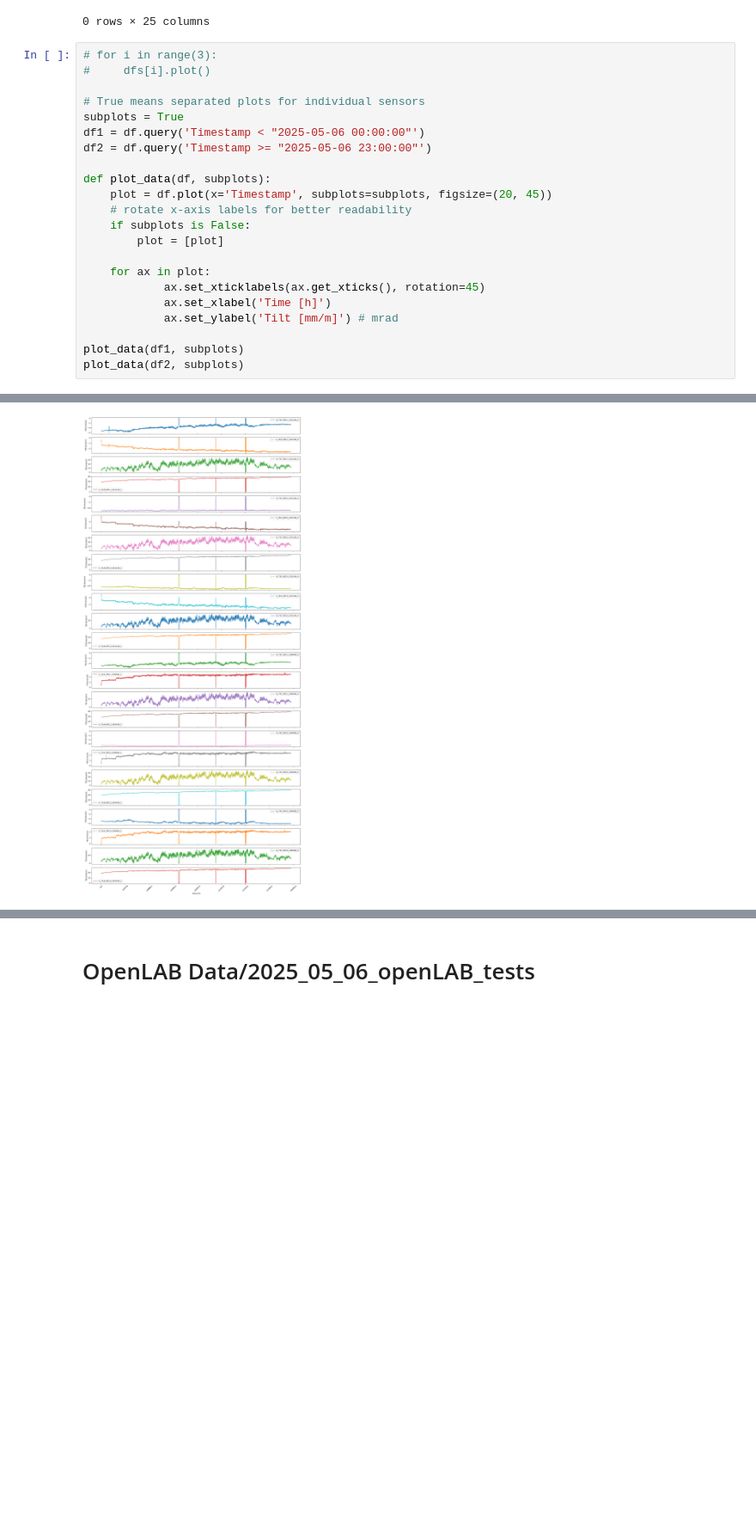
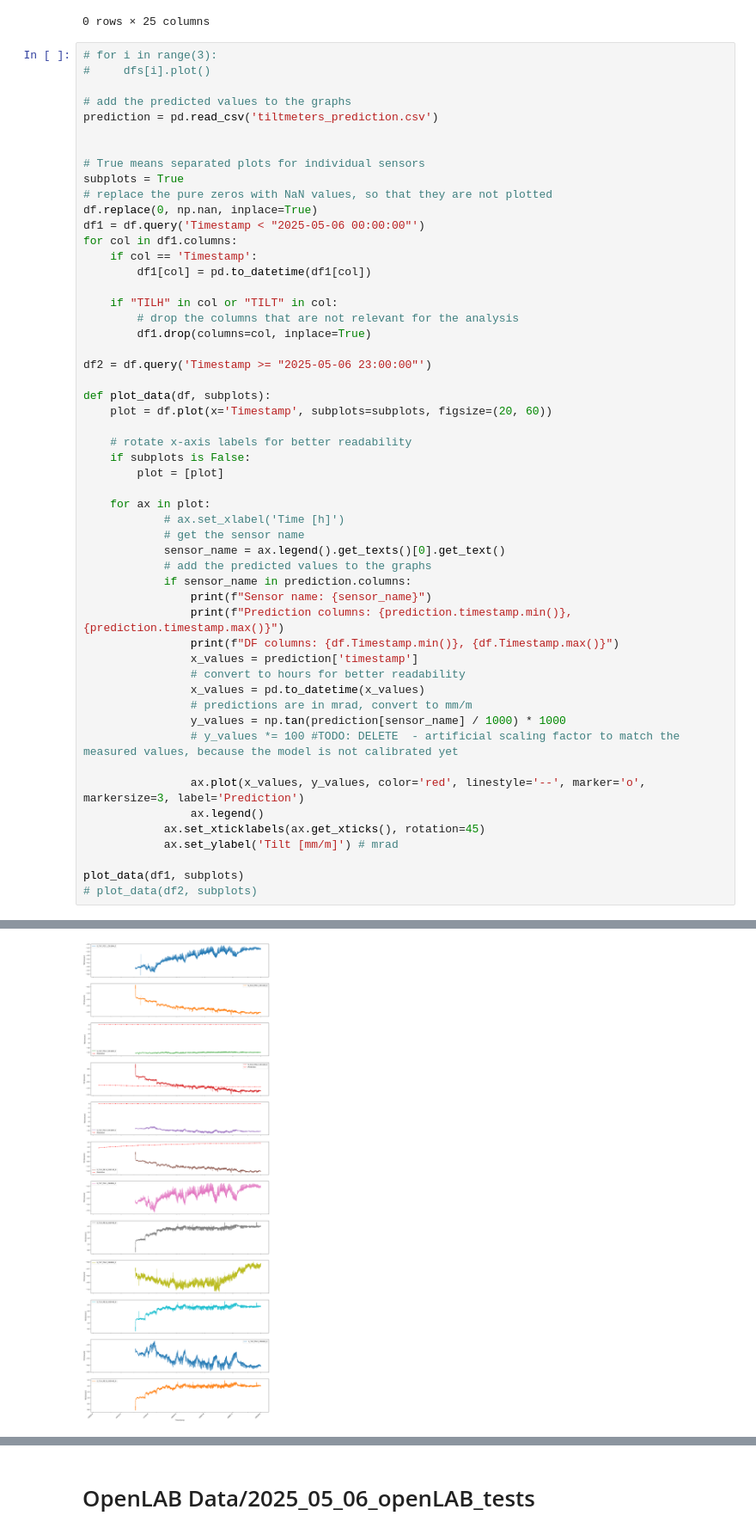
Before and after one commit to DavidSilhanek/TUD, a Jupyter notebook: visualize_data.ipynb, the cells around one changed output, grey strips where cells are left out. Shown at 86% size. Drawn from its saved outputs; the diff is of its cells as text; blank space fills up the shorter version.

```diff
--- a/visualize_data.ipynb
+++ b/visualize_data.ipynb
@@ -45,22 +42,53 @@ df.query('Timestamp > "2025-05-05 00:30:00"')
 # for i in range(3):
 #     dfs[i].plot()
 
+# add the predicted values to the graphs
+prediction = pd.read_csv('tiltmeters_prediction.csv')
+
+
 # True means separated plots for individual sensors
 subplots = True
+# replace the pure zeros with NaN values, so that they are not plotted
+df.replace(0, np.nan, inplace=True)
 df1 = df.query('Timestamp < "2025-05-06 00:00:00"')
+for col in df1.columns:
+    if col == 'Timestamp':
+        df1[col] = pd.to_datetime(df1[col])
+
+    if "TILH" in col or "TILT" in col:
+        # drop the columns that are not relevant for the analysis
+        df1.drop(columns=col, inplace=True)
+
 df2 = df.query('Timestamp >= "2025-05-06 23:00:00"')
 
 def plot_data(df, subplots):
-    plot = df.plot(x='Timestamp', subplots=subplots, figsize=(20, 45))
+    plot = df.plot(x='Timestamp', subplots=subplots, figsize=(20, 60))
+
     # rotate x-axis labels for better readability
     if subplots is False:
         plot = [plot]
 
     for ax in plot:
+            # ax.set_xlabel('Time [h]')
+            # get the sensor name
+            sensor_name = ax.legend().get_texts()[0].get_text()
+            # add the predicted values to the graphs
+            if sensor_name in prediction.columns:
+                print(f"Sensor name: {sensor_name}")
+                print(f"Prediction columns: {prediction.timestamp.min()}, {prediction.timestamp.max()}")
+                print(f"DF columns: {df.Timestamp.min()}, {df.Timestamp.max()}")
+                x_values = prediction['timestamp']
+                # convert to hours for better readability
+                x_values = pd.to_datetime(x_values)
+                # predictions are in mrad, convert to mm/m
+                y_values = np.tan(prediction[sensor_name] / 1000) * 1000
+                # y_values *= 100 #TODO: DELETE  - artificial scaling factor to match the measured values, because the model is not calibrated yet
+
+                ax.plot(x_values, y_values, color='red', linestyle='--', marker='o', markersize=3, label='Prediction')
+                ax.legend()
             ax.set_xticklabels(ax.get_xticks(), rotation=45)
-            ax.set_xlabel('Time [h]')
             ax.set_ylabel('Tilt [mm/m]') # mrad
 
 plot_data(df1, subplots)
-plot_data(df2, subplots)
+# plot_data(df2, subplots)
 # %% [output]
@@ -67 +107 @@ plot_data(df2, subplots)
-[figure, old version]
+[figure, new version]
```
Also changed, not shown: parts of 4 cells of this notebook, 6 other files.
